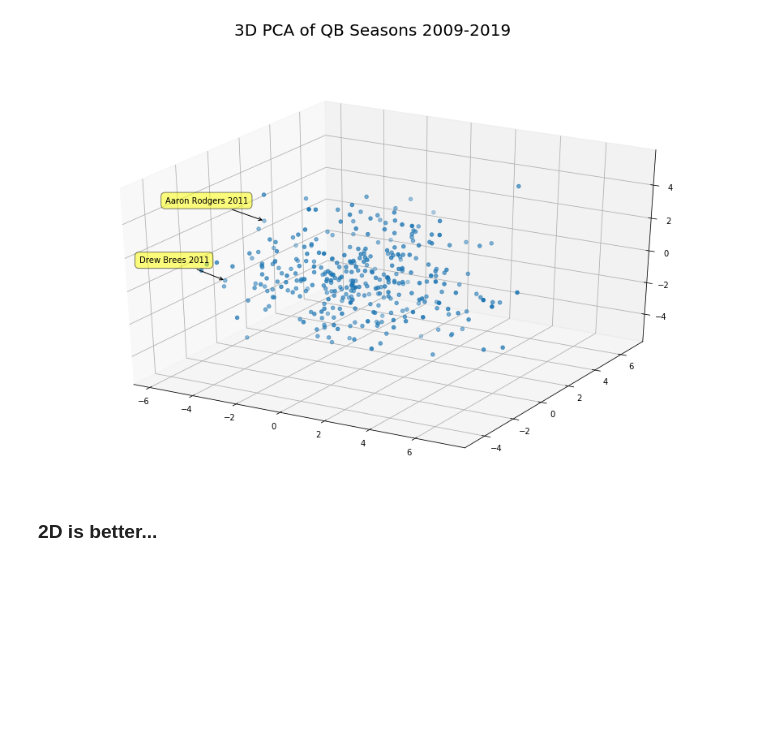
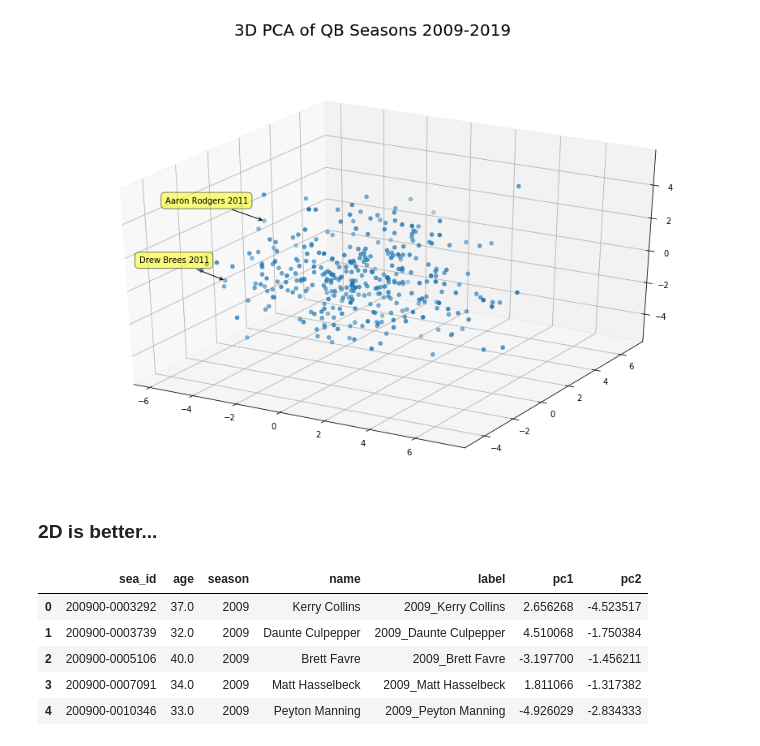
Before and after one commit to btatkinson/player_vectors, a Jupyter notebook: player_vectors.ipynb, the cells around one changed output. Saved outputs shown, nothing was run; the diff lists cells and outputs as text; code cells hidden in the pictures; blank space fills up the shorter version.

```diff
--- a/player_vectors.ipynb
+++ b/player_vectors.ipynb
@@ -469,9 +469,21 @@ fig.savefig('./plots/QB_3D.png', bbox_inches='tight')
 # %% [markdown]
 ### 2D is better...
 # %%
+x = gc.loc[:, features].values
+x = StandardScaler().fit_transform(x)
+
 pca = PCA(n_components=2)
 principalComponents = pca.fit_transform(x)
 pca_df = pd.DataFrame(data = principalComponents
              , columns = ['pc1', 'pc2'])
 
 pca_df = pd.concat([labels,pca_df],axis=1)
+
+pca_df.head(5)
+# %% [output]
+|  | sea_id | age | season | name | label | pc1 | pc2 |
+| 0 | 200900-0003292 | 37.0 | 2009 | Kerry Collins | 2009_Kerry Collins | 2.656268 | -4.523517 |
+| 1 | 200900-0003739 | 32.0 | 2009 | Daunte Culpepper | 2009_Daunte Culpepper | 4.510068 | -1.750384 |
+| 2 | 200900-0005106 | 40.0 | 2009 | Brett Favre | 2009_Brett Favre | -3.197700 | -1.456211 |
+| 3 | 200900-0007091 | 34.0 | 2009 | Matt Hasselbeck | 2009_Matt Hasselbeck | 1.811066 | -1.317382 |
+| 4 | 200900-0010346 | 33.0 | 2009 | Peyton Manning | 2009_Peyton Manning | -4.926029 | -2.834333 |
```
Also changed, not shown: parts of 7 cells of this notebook.
